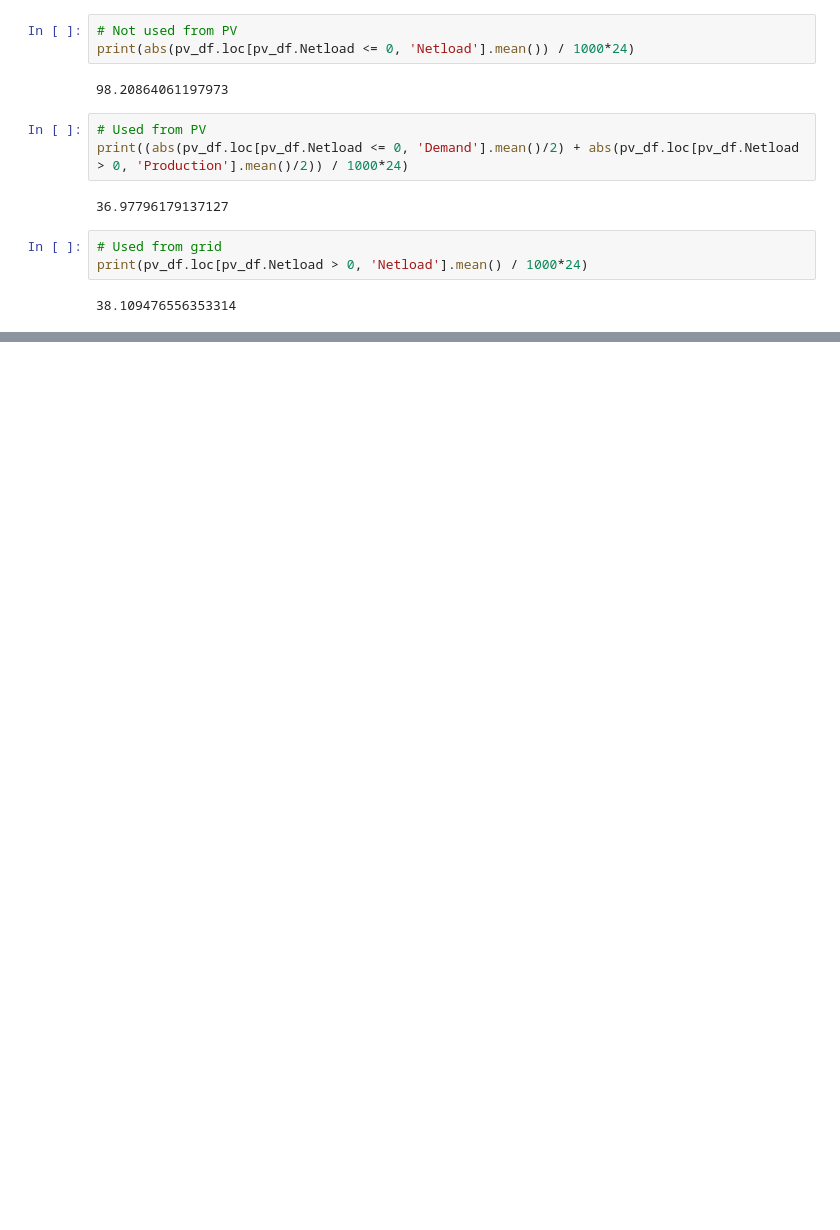
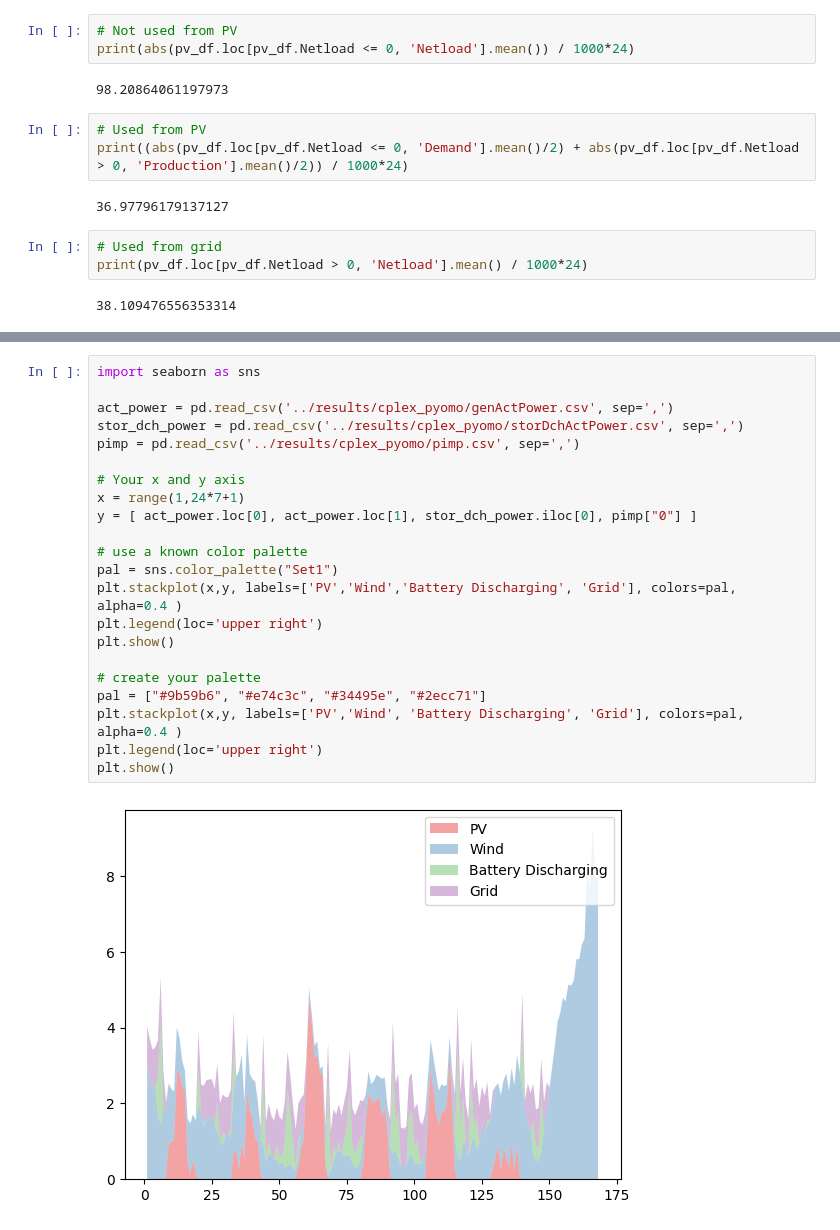
Before and after one commit to feelab-info/PROCSIM_ECs_Simulation_Scenarios, a Jupyter notebook: paper_experiments/Experiment2_EC_Optimization.ipynb, the cells around one changed output, grey strips where cells are left out. Saved outputs shown, nothing was run; the diff lists cells and outputs as text; blank space fills up the shorter version.

```diff
--- a/paper_experiments/Experiment2_EC_Optimization.ipynb
+++ b/paper_experiments/Experiment2_EC_Optimization.ipynb
@@ -892,0 +932,24 @@ print(pv_df.loc[pv_df.Netload > 0, 'Netload'].mean() / 1000*24)
+# %%
+import seaborn as sns
+
+act_power = pd.read_csv('../results/cplex_pyomo/genActPower.csv', sep=',')
+stor_dch_power = pd.read_csv('../results/cplex_pyomo/storDchActPower.csv', sep=',')
+pimp = pd.read_csv('../results/cplex_pyomo/pimp.csv', sep=',')
+
+# Your x and y axis
+x = range(1,24*7+1)
+y = [ act_power.loc[0], act_power.loc[1], stor_dch_power.iloc[0], pimp["0"] ]
+
+# use a known color palette
+pal = sns.color_palette("Set1")
+plt.stackplot(x,y, labels=['PV','Wind','Battery Discharging', 'Grid'], colors=pal, alpha=0.4 )
+plt.legend(loc='upper right')
+plt.show()
+
+# create your palette
+pal = ["#9b59b6", "#e74c3c", "#34495e", "#2ecc71"]
+plt.stackplot(x,y, labels=['PV','Wind', 'Battery Discharging', 'Grid'], colors=pal, alpha=0.4 )
+plt.legend(loc='upper right')
+plt.show()
+# %% [output]
+[figure, added]
```
Also changed, not shown: parts of 34 cells of this notebook, 1 other file.
